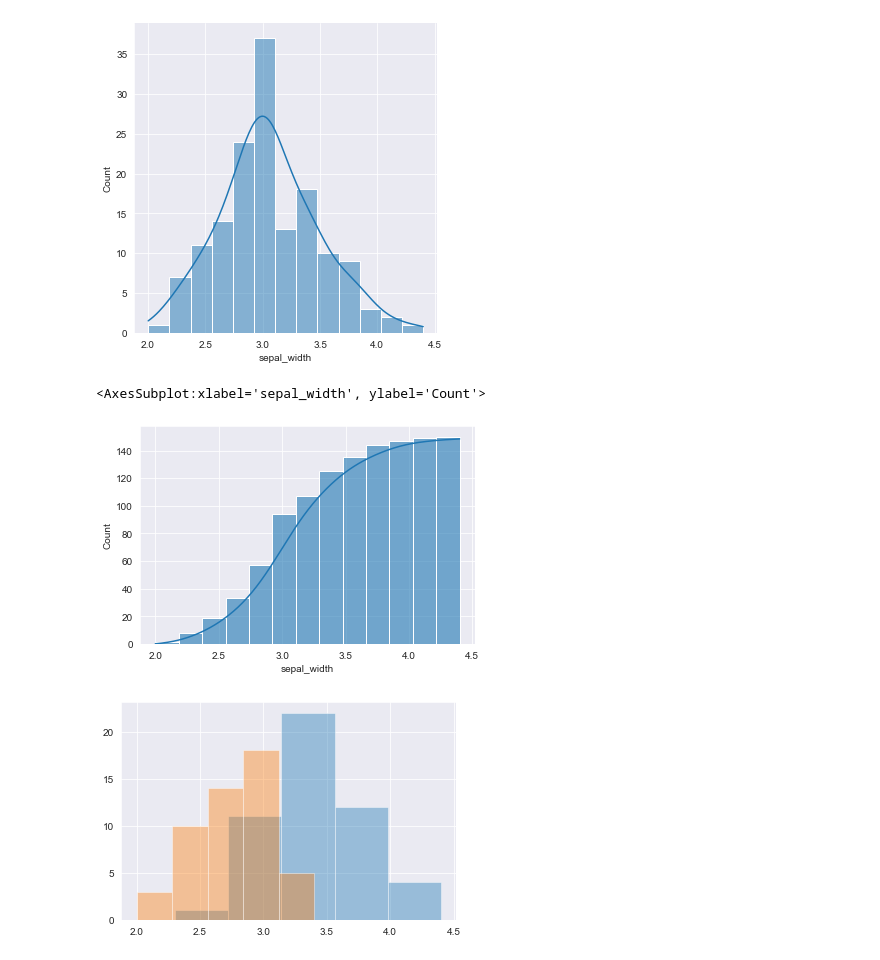
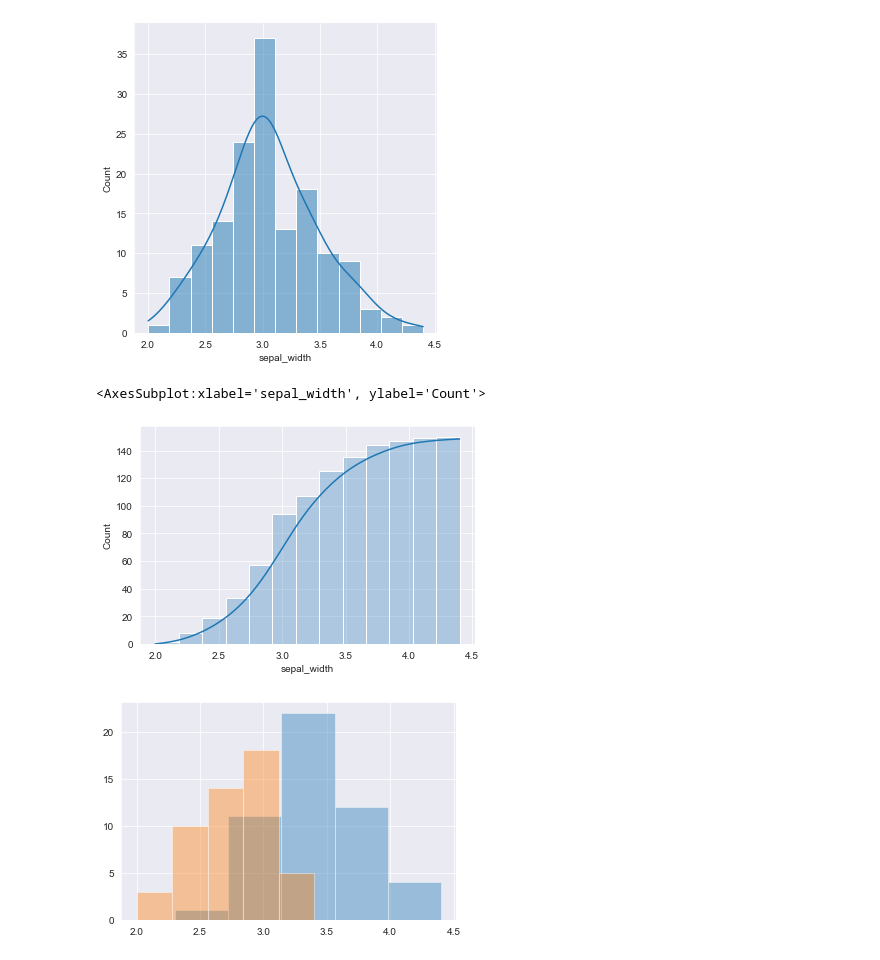
Before and after one commit to anilgujiri/BIA, a Jupyter notebook: Day6 - Matplotlib/Data Visualization.ipynb, the cells around one changed output. Drawn from its saved outputs; the diff is of its cells as text; code cells hidden in the pictures.

```diff
--- a/Day6 - Matplotlib/Data Visualization.ipynb
+++ b/Day6 - Matplotlib/Data Visualization.ipynb
@@ -229,10 +229,10 @@ sns.displot(flowers_df.sepal_width,kde=True)
 [figure]
 # %%
 stat = "count"  # or proportion
-sns.histplot(flowers_df.sepal_width, stat=stat, cumulative=True, alpha=.6,kde=True)
+sns.histplot(flowers_df.sepal_width, stat=stat, cumulative=True, alpha=.3,kde=True)
 # %% [output]
 <AxesSubplot:xlabel='sepal_width', ylabel='Count'>
-[figure, old version]
+[figure, new version]
 # %%
 import numpy as np
 # %%
```
Also changed, not shown: parts of 9 cells of this notebook, 3 other files.
